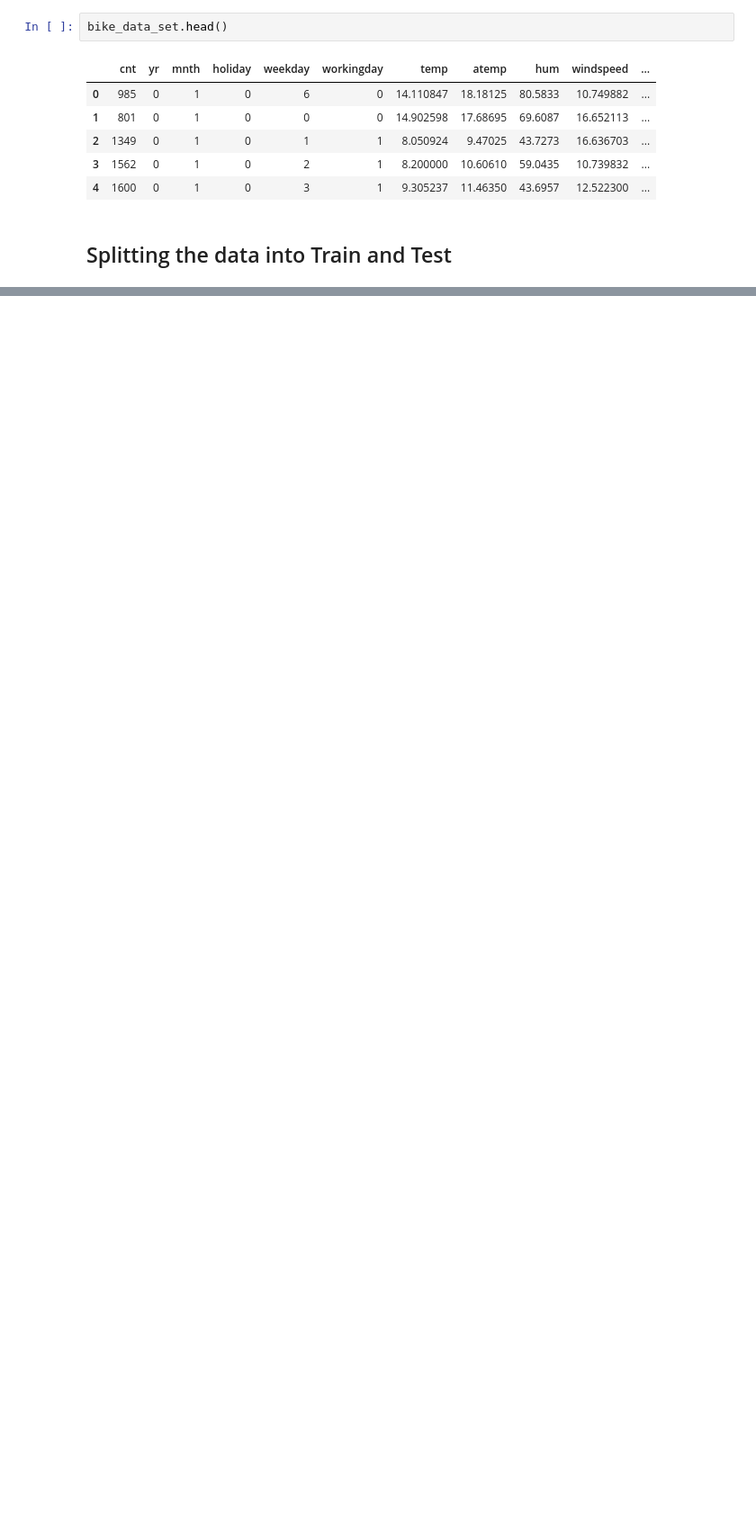
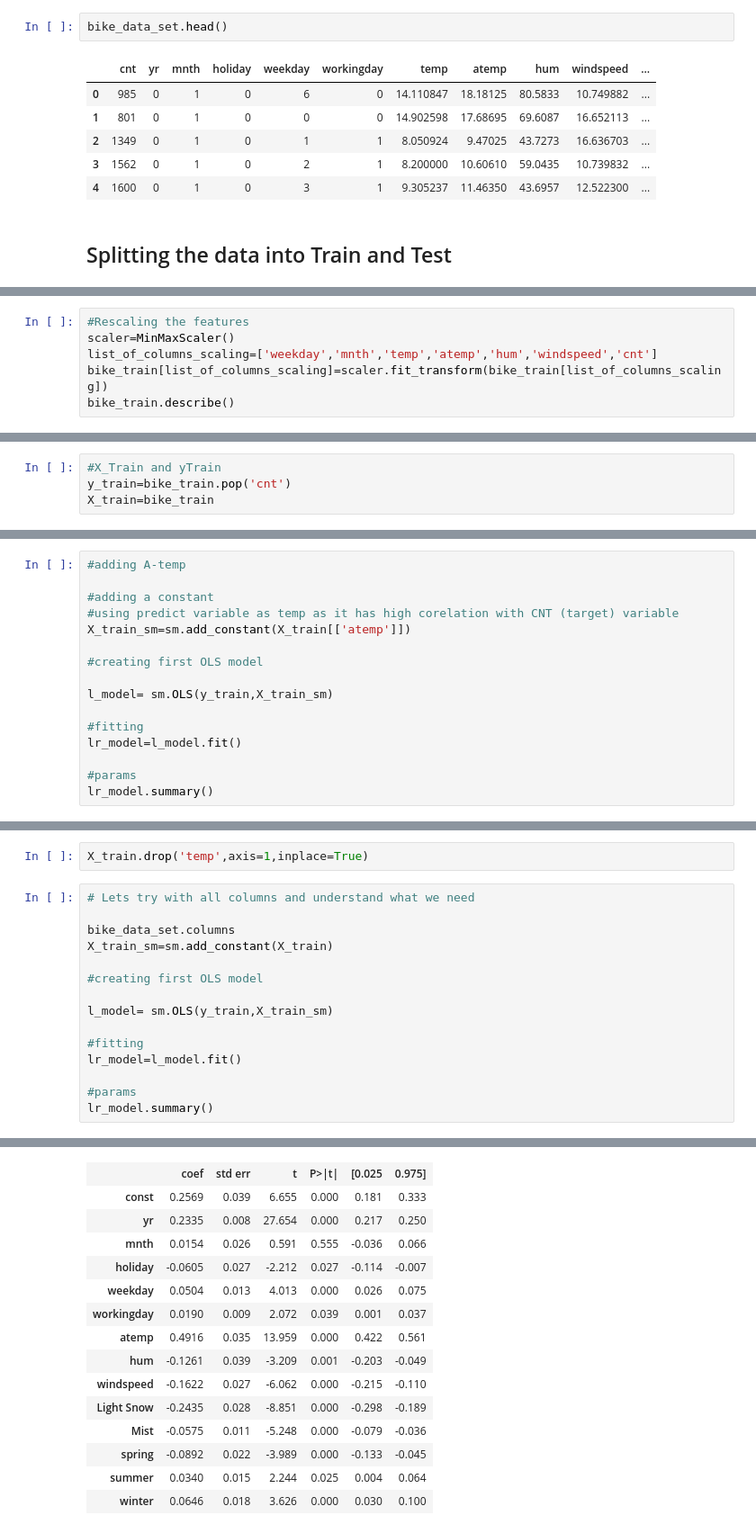
Before and after one commit to rahulrawat913/Bike-Sharing-Assignment, a Jupyter notebook: MLC54-RAHUL RAWAT.ipynb, the cells around one changed output, grey strips where cells are left out. Shown at 90% size. Cells and saved outputs as stored; diff of their text form; blank space fills up the shorter version.

```diff
--- a/MLC54-RAHUL RAWAT.ipynb
+++ b/MLC54-RAHUL RAWAT.ipynb
@@ -199,0 +187,6 @@ plt.show()
+# %%
+#Rescaling the features
+scaler=MinMaxScaler()
+list_of_columns_scaling=['weekday','mnth','temp','atemp','hum','windspeed','cnt']
+bike_train[list_of_columns_scaling]=scaler.fit_transform(bike_train[list_of_columns_scaling])
+bike_train.describe()
@@ -199,0 +211,4 @@ plt.show()
+# %%
+#X_Train and yTrain
+y_train=bike_train.pop('cnt')
+X_train=bike_train
@@ -199,0 +262,16 @@ plt.show()
+# %%
+#adding A-temp
+
+#adding a constant
+#using predict variable as temp as it has high corelation with CNT (target) variable
+X_train_sm=sm.add_constant(X_train[['atemp']])
+
+#creating first OLS model
+
+l_model= sm.OLS(y_train,X_train_sm)
+
+#fitting
+lr_model=l_model.fit()
+
+#params
+lr_model.summary()
@@ -199,0 +298,18 @@ plt.show()
+# %%
+X_train.drop('temp',axis=1,inplace=True)
+# %%
+# Lets try with all columns and understand what we need
+
+bike_data_set.columns
+X_train_sm=sm.add_constant(X_train)
+
+#creating first OLS model
+
+l_model= sm.OLS(y_train,X_train_sm)
+
+#fitting
+lr_model=l_model.fit()
+
+#params
+lr_model.summary()
+# %% [output]
@@ -199,0 +326,15 @@ plt.show()
+|  | coef | std err | t | P>|t| | [0.025 | 0.975] |
+| const | 0.2569 | 0.039 | 6.655 | 0.000 | 0.181 | 0.333 |
+| yr | 0.2335 | 0.008 | 27.654 | 0.000 | 0.217 | 0.250 |
+| mnth | 0.0154 | 0.026 | 0.591 | 0.555 | -0.036 | 0.066 |
+| holiday | -0.0605 | 0.027 | -2.212 | 0.027 | -0.114 | -0.007 |
+| weekday | 0.0504 | 0.013 | 4.013 | 0.000 | 0.026 | 0.075 |
+| workingday | 0.0190 | 0.009 | 2.072 | 0.039 | 0.001 | 0.037 |
+| atemp | 0.4916 | 0.035 | 13.959 | 0.000 | 0.422 | 0.561 |
+| hum | -0.1261 | 0.039 | -3.209 | 0.001 | -0.203 | -0.049 |
+| windspeed | -0.1622 | 0.027 | -6.062 | 0.000 | -0.215 | -0.110 |
+| Light Snow | -0.2435 | 0.028 | -8.851 | 0.000 | -0.298 | -0.189 |
+| Mist | -0.0575 | 0.011 | -5.248 | 0.000 | -0.079 | -0.036 |
+| spring | -0.0892 | 0.022 | -3.989 | 0.000 | -0.133 | -0.045 |
+| summer | 0.0340 | 0.015 | 2.244 | 0.025 | 0.004 | 0.064 |
+| winter | 0.0646 | 0.018 | 3.626 | 0.000 | 0.030 | 0.100 |
```
Also changed, not shown: parts of 42 cells of this notebook.
